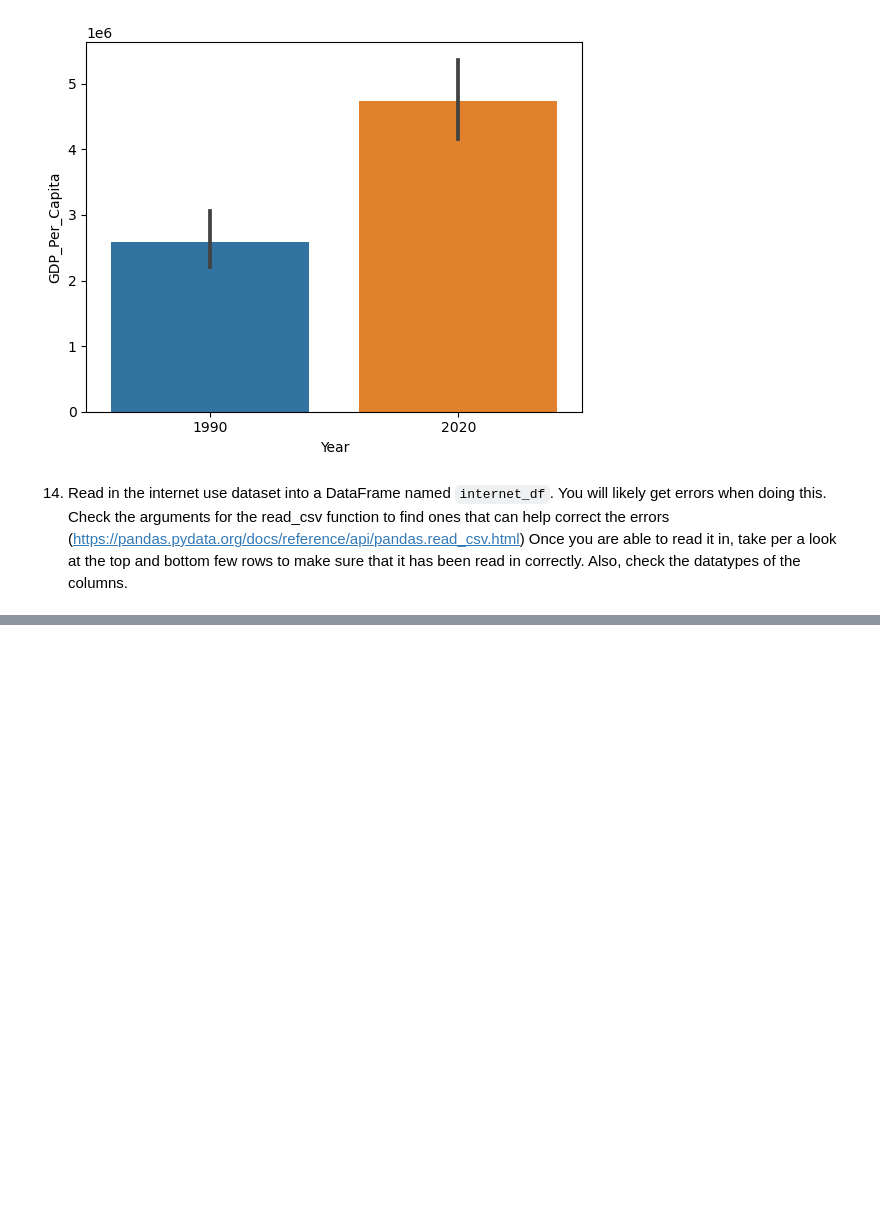
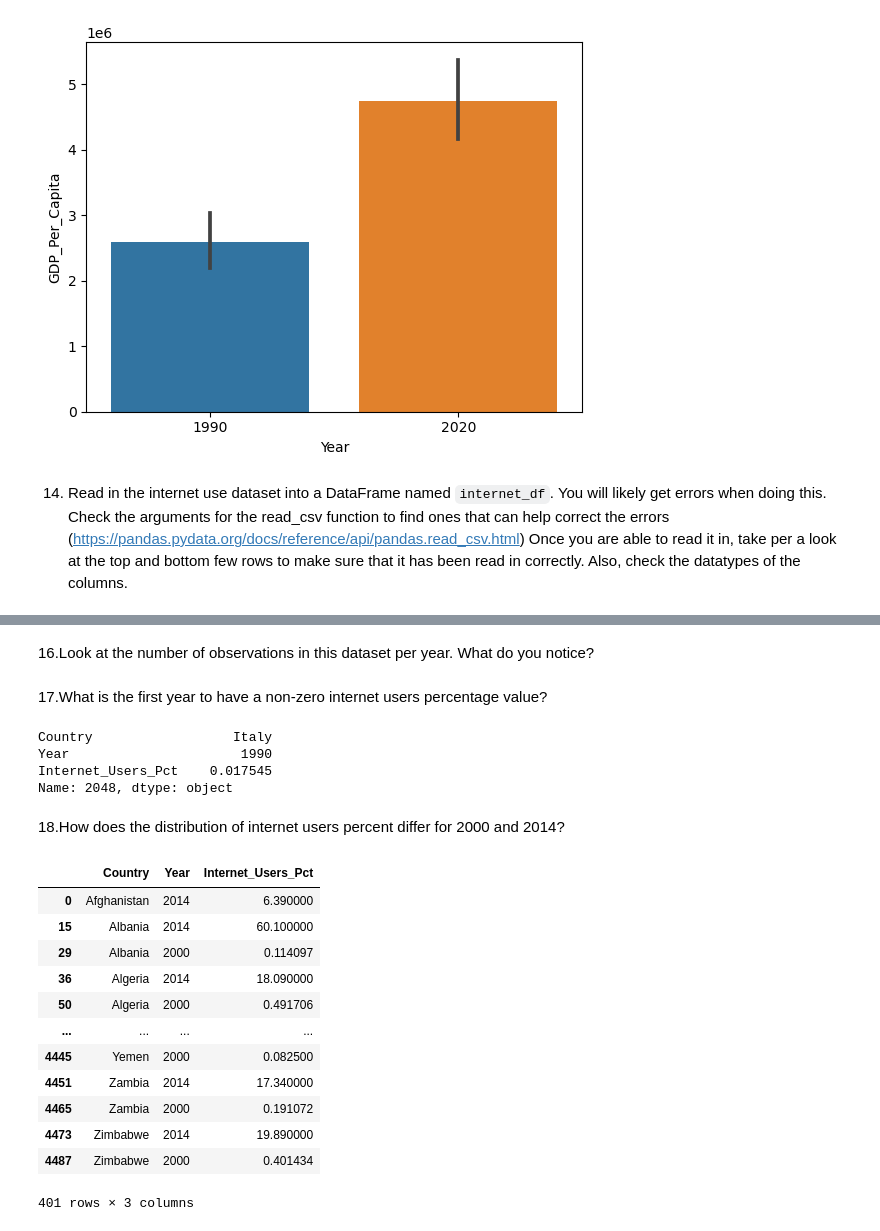
Before and after one commit to NSS-Data-Analytics-Cohort-10/gdp-and-internet-usage-mhm516, a Jupyter notebook: scripts/code_new.ipynb, the cells around one changed output, grey strips where cells are left out. Drawn from its saved outputs; the diff is of its cells as text; code cells hidden in the pictures; blank space fills up the shorter version.

Commit message:
num 18. trying to subtract rows through a group by, on a sliced df. changed column data type to int too

```diff
--- a/scripts/code_new.ipynb
+++ b/scripts/code_new.ipynb
@@ -174,6 +174,6 @@ sns.barplot(only_90_20, x="Year", y="GDP_Per_Capita", estimator='sum')
 14. Read in the internet use dataset into a DataFrame named `internet_df`. You will likely get errors when doing this. Check the arguments for the read_csv function to find ones that can help correct the errors (https://pandas.pydata.org/docs/reference/api/pandas.read_csv.html) Once you are able to read it in, take per a look at the top and bottom few rows to make sure that it has been read in correctly. Also, check the datatypes of the columns.
 # %%
 internet_df= pd.read_csv('../data/internet_use.csv', on_bad_lines='skip')
-internet_df.info()
-print(internet_df.loc[0:4495,'Country or Area':'Value'])
+internet_df=internet_df.iloc[0:4495,:]
+print(internet_df)
 # %% [output]
@@ -196,0 +196,4 @@ memory usage: 146.2+ KB
+# %%
+internet_df=internet_df.drop(columns=['Value Footnotes'])
+internet_df=internet_df.rename(columns={'Country or Area':'Country','Year':'Year','Value':'Internet_Users_Pct'})
+print(internet_df)
@@ -196,0 +215,33 @@ memory usage: 146.2+ KB
+# %% [markdown]
+16.Look at the number of observations in this dataset per year. What do you notice?
+# %% [markdown]
+17.What is the first year to have a non-zero internet users percentage value?
+# %%
+first_over_0=internet_df.loc[internet_df['Internet_Users_Pct']>0.0]
+earliest_yr=first_over_0.sort_values(by=['Year'])
+print(earliest_yr.iloc[0])
+# %% [output]
+Country                  Italy
+Year                      1990
+Internet_Users_Pct    0.017545
+Name: 2048, dtype: object
+# %% [markdown]
+18.How does the distribution of internet users percent differ for 2000 and 2014?
+# %%
+internet_df["Year"] = internet_df["Year"].apply(int)
+only_00_14=internet_df.loc[internet_df['Year'].isin([2000,2014])]
+only_00_14
+# %% [output]
+|  | Country | Year | Internet_Users_Pct |
+| 0 | Afghanistan | 2014 | 6.390000 |
+| 15 | Albania | 2014 | 60.100000 |
+| 29 | Albania | 2000 | 0.114097 |
+| 36 | Algeria | 2014 | 18.090000 |
+| 50 | Algeria | 2000 | 0.491706 |
+| ... | ... | ... | ... |
+| 4445 | Yemen | 2000 | 0.082500 |
+| 4451 | Zambia | 2014 | 17.340000 |
+| 4465 | Zambia | 2000 | 0.191072 |
+| 4473 | Zimbabwe | 2014 | 19.890000 |
+| 4487 | Zimbabwe | 2000 | 0.401434 |
+401 rows × 3 columns
```
Also changed, not shown: parts of 3 cells of this notebook.
